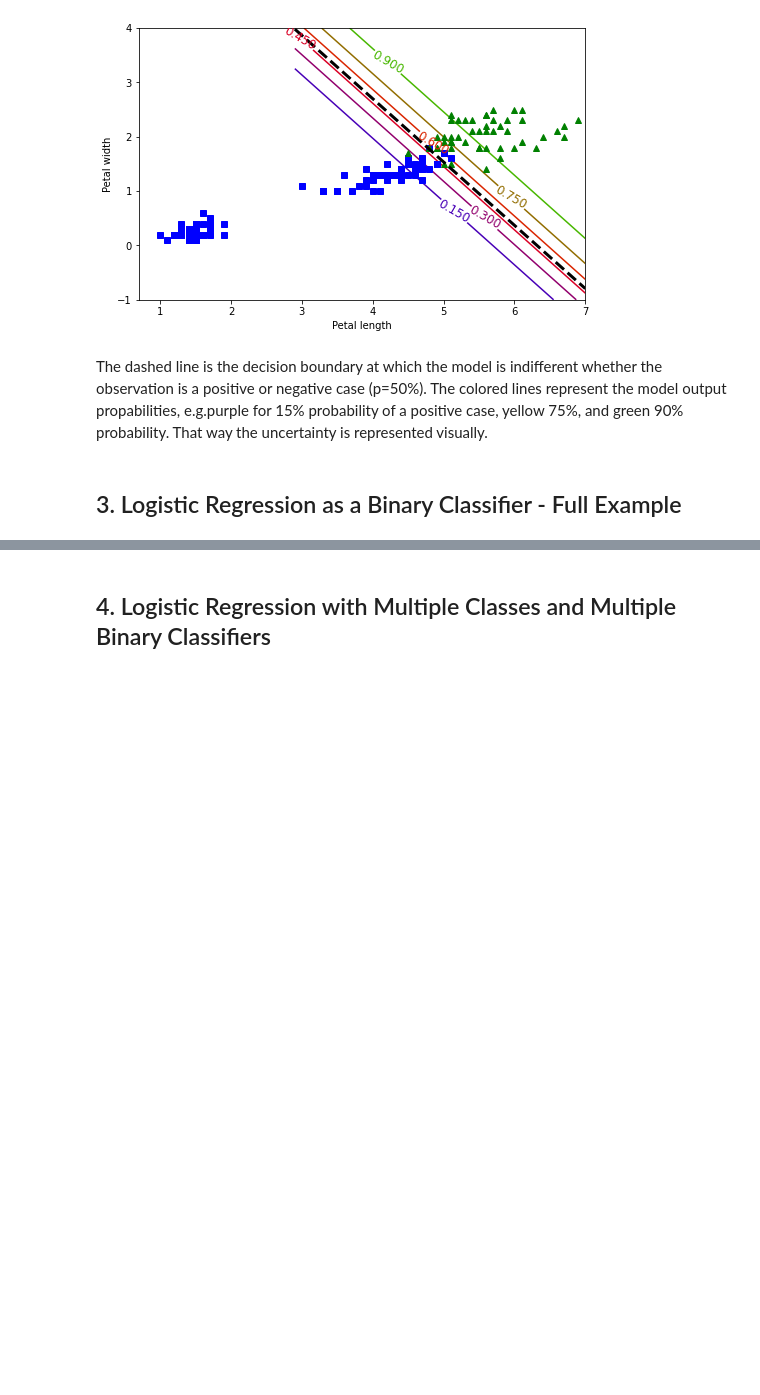
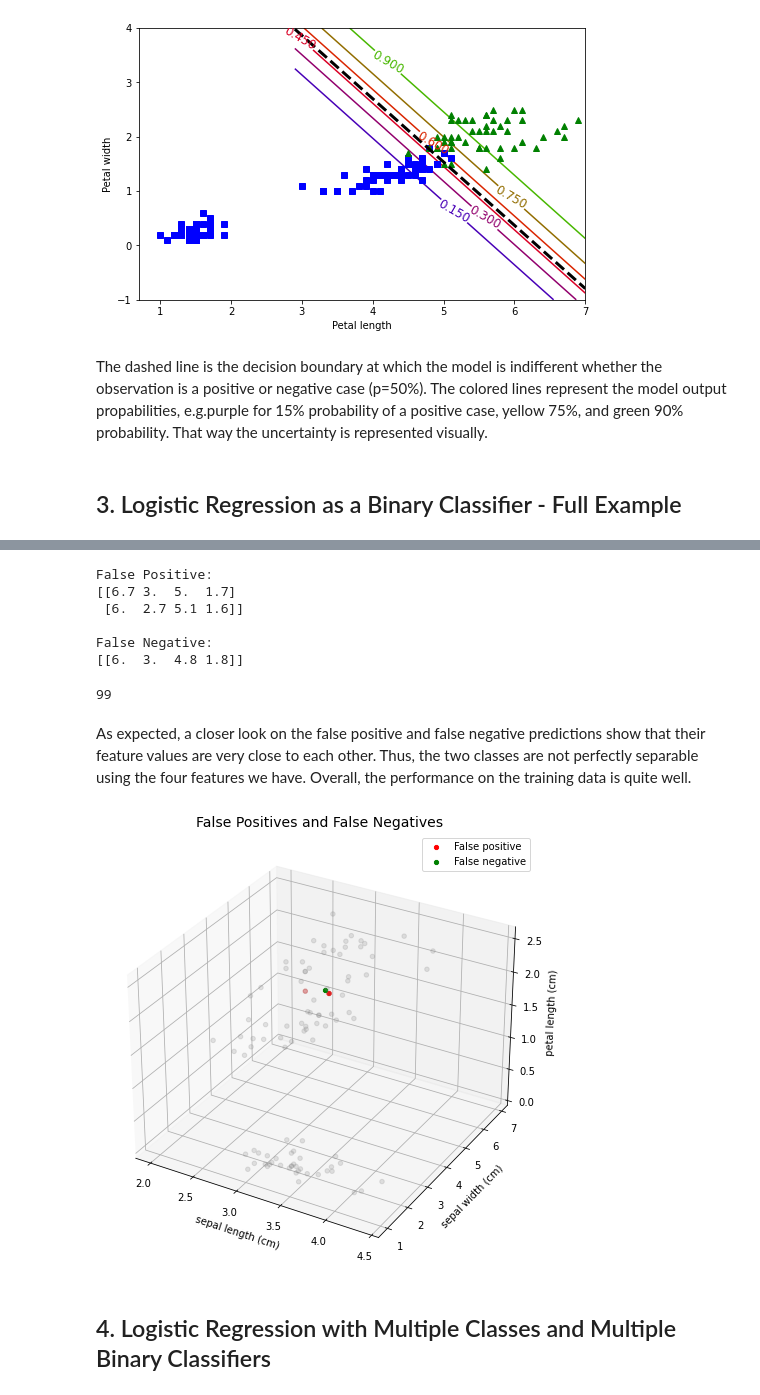
Before and after one commit to JonasSchroeder/handsonmachinelearning, a Jupyter notebook: Logistic Regression (Binary and Multi-class Problem).ipynb, the cells around one changed output, grey strips where cells are left out. Saved outputs shown, nothing was run; the diff lists cells and outputs as text; code cells hidden in the pictures; blank space fills up the shorter version.

Commit message:
logistic regression notebook added

```diff
--- a/Logistic Regression (Binary and Multi-class Problem).ipynb
+++ b/Logistic Regression (Binary and Multi-class Problem).ipynb
@@ -160,0 +192,6 @@ The colored lines represent the model output propabilities, e.g.purple for 15% p
+# %%
+# Fit logistic regression model
+
+from sklearn.linear_model import LogisticRegression
+log_reg = LogisticRegression()
+log_reg.fit(X_train, y_train)
@@ -160,0 +214,72 @@ The colored lines represent the model output propabilities, e.g.purple for 15% p
+# %%
+# Closer look on False Positives and False Negatives
+
+import pandas as pd
+pred_comp = pd.concat([pd.Series(y_train_pred), pd.Series(y_train)], axis=1)
+pred_comp.columns = ["y_train_pred", "y_train_real"]
+pred_comp
+
+# false positive
+fp_observations = pred_comp[(pred_comp["y_train_pred"]==1)&(pred_comp["y_train_real"]==0)].index
+
+# false negative
+fn_observations = pred_comp[(pred_comp["y_train_pred"]==0)&(pred_comp["y_train_real"]==1)].index
+# %%
+# show feature values for false positive and false negative
+print("False Positive:")
+print(X_train[fp_observations])
+print("\nFalse Negative:")
+print(X_train[fn_observations])
+# %% [output]
+False Positive:
+[[6.7 3.  5.  1.7]
+ [6.  2.7 5.1 1.6]]
+
+False Negative:
+[[6.  3.  4.8 1.8]]
+# %%
+np.delete(X_train, fn_observations, 0)
+# %% [output]
+99
+# %% [markdown]
+As expected, a closer look on the false positive and false negative predictions show that their feature values are very close to each other. Thus, the two classes are not perfectly separable using the four features we have. Overall, the performance on the training data is quite well.
+# %%
+import matplotlib.pyplot as plt
+from mpl_toolkits.mplot3d import Axes3D
+import random
+
+# note: one feature is missing since we can only plot a maximum of three features in a 3D space
+
+fig = plt.figure(figsize=(6, 6))
+ax = Axes3D(fig)
+
+# plot all correct observations in space
+X_correct = np.delete(X_train, fn_observations, 0)
+X_correct = np.delete(X_correct, fp_observations, 0)
+
+x_all = X_correct[:,1]
+y_all = X_correct[:,2]
+z_all = X_correct[:,3]
+ax.scatter(x_all, y_all, z_all, color="gray", alpha=0.2)
+
+# false positive
+x_fp = X_train[fp_observations, 1]
+y_fp = X_train[fp_observations, 2]
+z_fp = X_train[fp_observations, 3]
+ax.scatter(x_fp, y_fp, z_fp, marker="8", color="red", s=20, label="False positive")
+
+# false negative
+x_fn = X_train[fn_observations, 1]
+y_fn = X_train[fn_observations, 2]
+z_fn = X_train[fn_observations, 3]
+ax.scatter(x_fn, y_fn, z_fn, marker="8", color="green", s=20, label="False negative")
+
+# add details to the graph
+plt.legend()
+plt.title("False Positives and False Negatives", size=14)
+plt.xlabel(iris.feature_names[0])
+plt.ylabel(iris.feature_names[1])
+ax.set_zlabel(iris.feature_names[2])
+plt.show()
+# %% [output]
+[figure, added]
```
Also changed, not shown: parts of 7 cells of this notebook.
